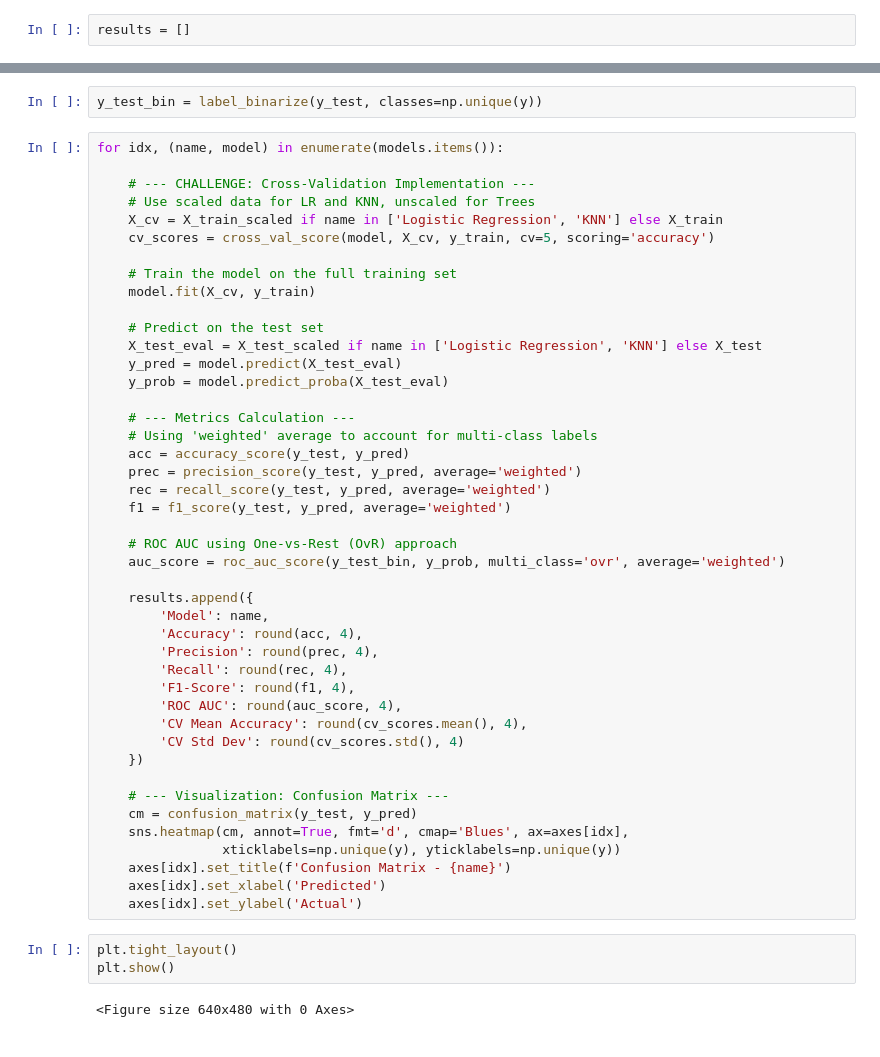
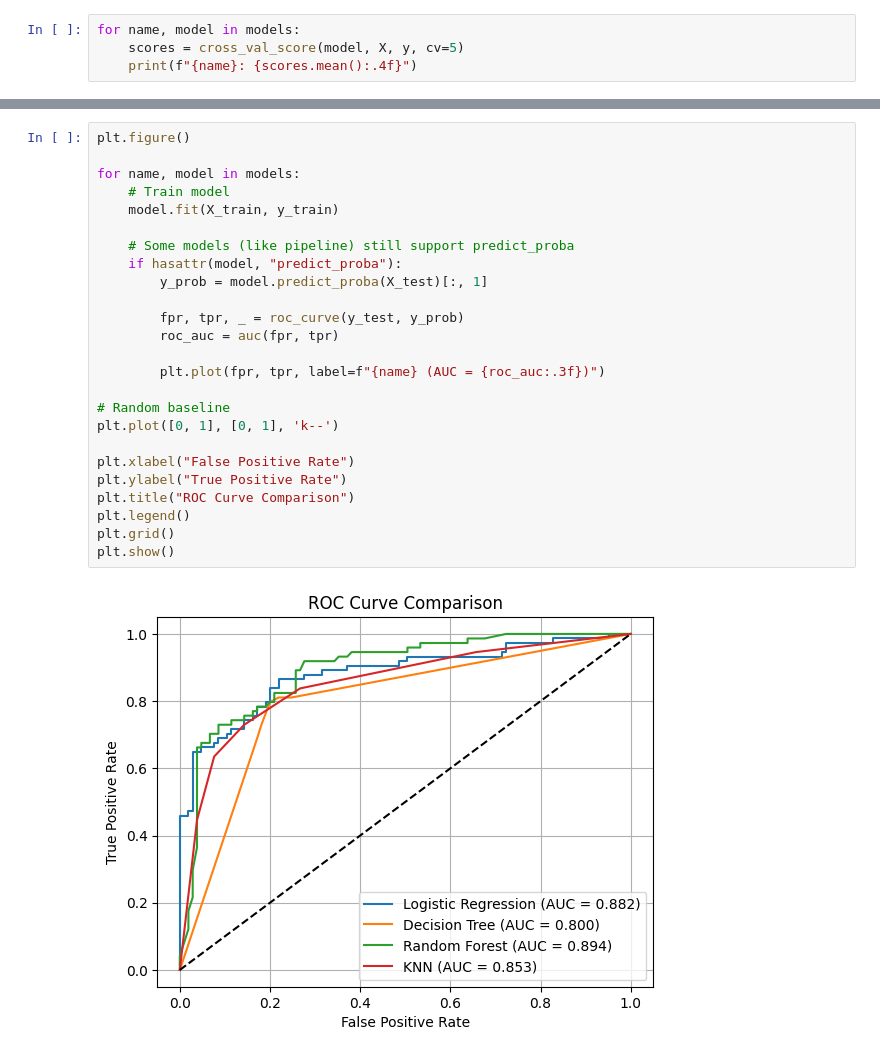
Before and after one commit to pradhnyesh01/Linkific-training, a Jupyter notebook: Day-8/classification-models.ipynb, the cells around one changed output, grey strips where cells are left out. Drawn from its saved outputs; the diff is of its cells as text.

```diff
--- a/Day-8/classification-models.ipynb
+++ b/Day-8/classification-models.ipynb
@@ -42,2 +159,4 @@ models = {
 # %%
-results = []
+for name, model in models:
+    scores = cross_val_score(model, X, y, cv=5)
+    print(f"{name}: {scores.mean():.4f}")
@@ -49,51 +168,27 @@ axes = axes.flatten()
-# %%
-y_test_bin = label_binarize(y_test, classes=np.unique(y))
 # %%
-for idx, (name, model) in enumerate(models.items()):
+plt.figure()
 
-    # --- CHALLENGE: Cross-Validation Implementation ---
-    # Use scaled data for LR and KNN, unscaled for Trees
-    X_cv = X_train_scaled if name in ['Logistic Regression', 'KNN'] else X_train
-    cv_scores = cross_val_score(model, X_cv, y_train, cv=5, scoring='accuracy')
+for name, model in models:
+    # Train model
+    model.fit(X_train, y_train)
 
-    # Train the model on the full training set
-    model.fit(X_cv, y_train)
+    # Some models (like pipeline) still support predict_proba
+    if hasattr(model, "predict_proba"):
+        y_prob = model.predict_proba(X_test)[:, 1]
 
-    # Predict on the test set
-    X_test_eval = X_test_scaled if name in ['Logistic Regression', 'KNN'] else X_test
-    y_pred = model.predict(X_test_eval)
-    y_prob = model.predict_proba(X_test_eval)
+        fpr, tpr, _ = roc_curve(y_test, y_prob)
+        roc_auc = auc(fpr, tpr)
 
-    # --- Metrics Calculation ---
-    # Using 'weighted' average to account for multi-class labels
-    acc = accuracy_score(y_test, y_pred)
-    prec = precision_score(y_test, y_pred, average='weighted')
-    rec = recall_score(y_test, y_pred, average='weighted')
-    f1 = f1_score(y_test, y_pred, average='weighted')
+        plt.plot(fpr, tpr, label=f"{name} (AUC = {roc_auc:.3f})")
 
-    # ROC AUC using One-vs-Rest (OvR) approach
-    auc_score = roc_auc_score(y_test_bin, y_prob, multi_class='ovr', average='weighted')
+# Random baseline
+plt.plot([0, 1], [0, 1], 'k--')
 
-    results.append({
-        'Model': name,
-        'Accuracy': round(acc, 4),
-        'Precision': round(prec, 4),
-        'Recall': round(rec, 4),
-        'F1-Score': round(f1, 4),
-        'ROC AUC': round(auc_score, 4),
-        'CV Mean Accuracy': round(cv_scores.mean(), 4),
-        'CV Std Dev': round(cv_scores.std(), 4)
-    })
-
-    # --- Visualization: Confusion Matrix ---
-    cm = confusion_matrix(y_test, y_pred)
-    sns.heatmap(cm, annot=True, fmt='d', cmap='Blues', ax=axes[idx],
-                xticklabels=np.unique(y), yticklabels=np.unique(y))
-    axes[idx].set_title(f'Confusion Matrix - {name}')
-    axes[idx].set_xlabel('Predicted')
-    axes[idx].set_ylabel('Actual')
+plt.xlabel("False Positive Rate")
+plt.ylabel("True Positive Rate")
+plt.title("ROC Curve Comparison")
+plt.legend()
+plt.grid()
+plt.show()
+# %% [output]
+[figure, added]
-# %%
-plt.tight_layout()
-plt.show()
-# %% [output]
-<Figure size 640x480 with 0 Axes>
```
Also changed, not shown: parts of 14 cells of this notebook, 1 other file.
